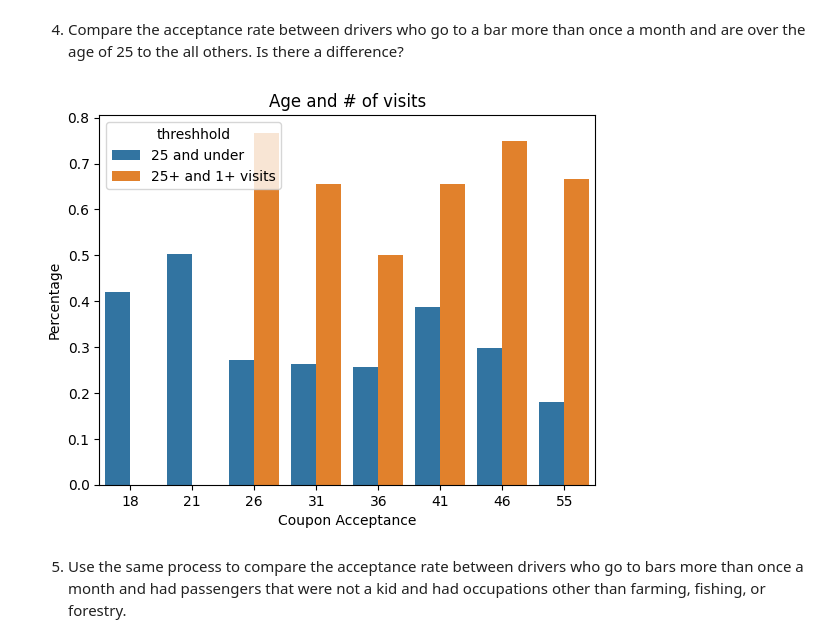
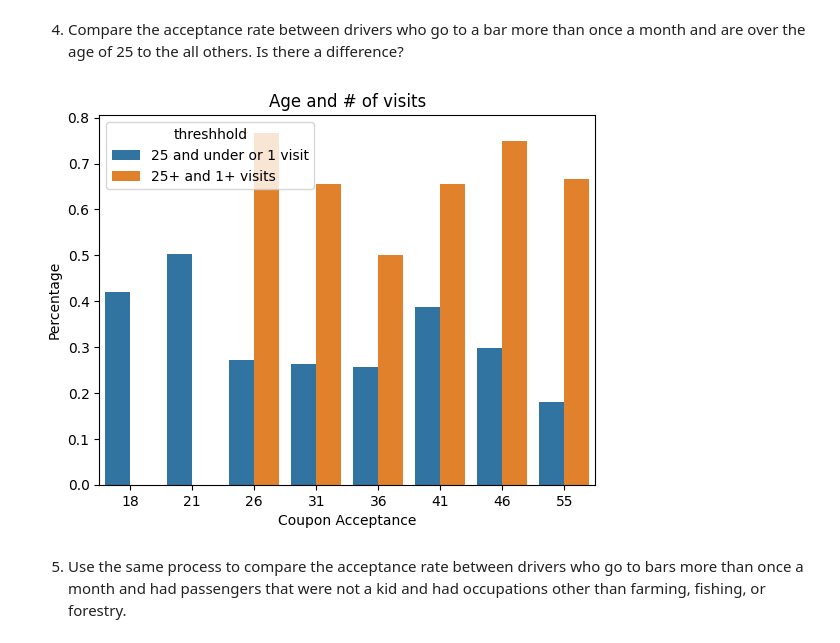
Before and after one commit to DAntHouse/customer-coupon-investigation, a Jupyter notebook: prompt.ipynb, the cells around one changed output. Cells and saved outputs as stored; diff of their text form; code cells hidden in the pictures.

```diff
--- a/prompt.ipynb
+++ b/prompt.ipynb
@@ -180,21 +180,21 @@ plt.savefig("images/bar_coupon_frequency.png", bbox_inches="tight")
 # %%
 more_than_once_over_25 = bar_dataframe.copy()
 more_than_once_over_25["threshhold"] = ((bar_dataframe["Bar"] > 1) & (more_than_once_over_25["age"] > 25)).values
 
 bar_groupby_threshold = more_than_once_over_25.groupby(["threshhold", "age", "Y"])[["coupon"]].count()
 bar_groupby_threshold["compare"] = bar_groupby_threshold.index
 bar_groupby_count = more_than_once_over_25.groupby(["threshhold", "age"])[["coupon"]].count()
 
 bar_groupby_threshold["acceptance rate"] = bar_groupby_threshold["coupon"].div(bar_groupby_threshold["compare"].map(bar_groupby_count["coupon"]))
 bar_groupby_threshold = bar_groupby_threshold.reset_index()
-bar_groupby_threshold.replace(False, "25 and under", inplace=True)
+bar_groupby_threshold.replace(False, "25 and under or 1 visit", inplace=True)
 bar_groupby_threshold.replace(True, "25+ and 1+ visits", inplace=True)
 bar_groupby_threshold = bar_groupby_threshold[bar_groupby_threshold["Y"] == 1]
 sns.barplot(bar_groupby_threshold, x="age", y="acceptance rate", hue="threshhold").set(title='Age and # of visits', xlabel='Coupon Acceptance', ylabel='Percentage')
 
 plt.savefig("images/age_based_acceptance.png", bbox_inches="tight")
 # %% [output]
-[figure, old version]
+[figure, new version]
 # %% [markdown]
 5. Use the same process to compare the acceptance rate between drivers who go to bars more than once a month and had passengers that were not a kid and had occupations other than farming, fishing, or forestry.
 # %%
```
Also changed, not shown: 1 other file.
